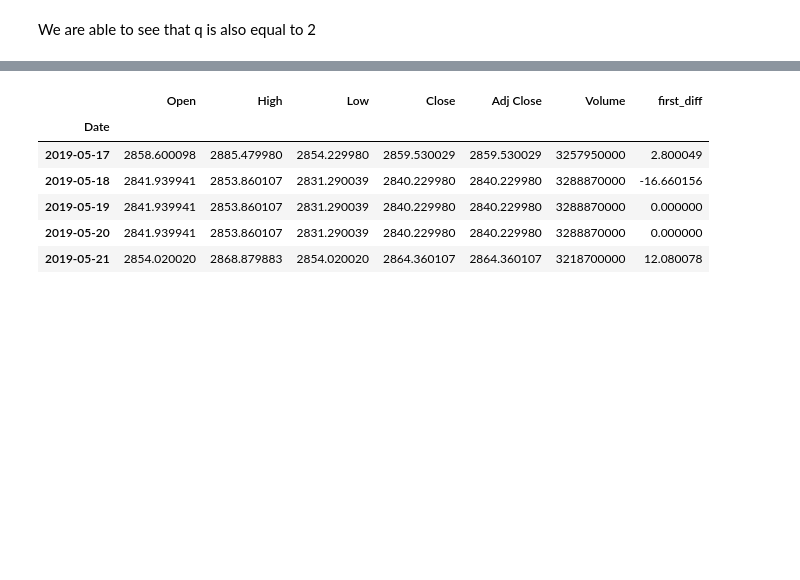
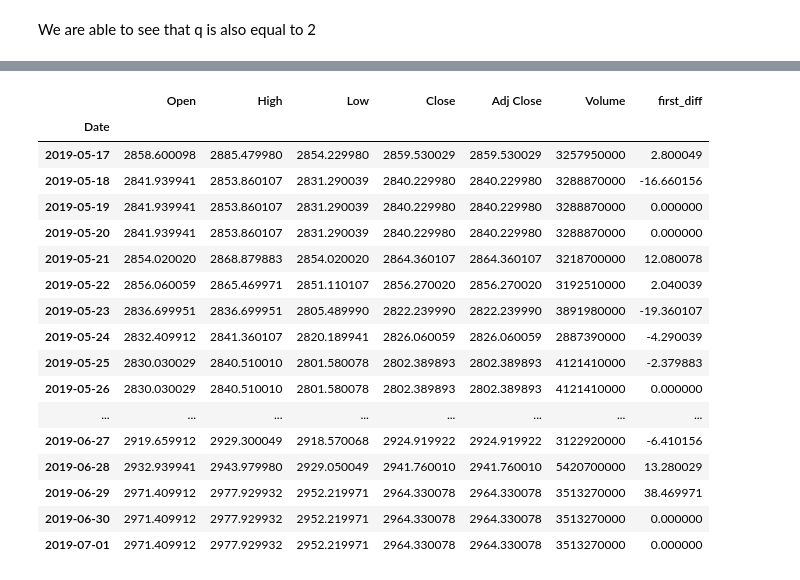
Before and after one commit to daanishrasheed/finance-stocks-LSTM, a Jupyter notebook: ARIMA_model.ipynb, the cells around one changed output, grey strips where cells are left out. Cells and saved outputs as stored; diff of their text form; code cells hidden in the pictures; blank space fills up the shorter version.

```diff
--- a/ARIMA_model.ipynb
+++ b/ARIMA_model.ipynb
@@ -180,15 +192,26 @@ df_train.head()
 # %%
 df_test = df.set_index(df.index)['2019-05-17':]
 # %%
-df_test.head()
+df_test
 # %% [output]
 |  | Open | High | Low | Close | Adj Close | Volume | first_diff |
 | Date |  |  |  |  |  |  |  |
 | 2019-05-17 | 2858.600098 | 2885.479980 | 2854.229980 | 2859.530029 | 2859.530029 | 3257950000 | 2.800049 |
 | 2019-05-18 | 2841.939941 | 2853.860107 | 2831.290039 | 2840.229980 | 2840.229980 | 3288870000 | -16.660156 |
 | 2019-05-19 | 2841.939941 | 2853.860107 | 2831.290039 | 2840.229980 | 2840.229980 | 3288870000 | 0.000000 |
 | 2019-05-20 | 2841.939941 | 2853.860107 | 2831.290039 | 2840.229980 | 2840.229980 | 3288870000 | 0.000000 |
 | 2019-05-21 | 2854.020020 | 2868.879883 | 2854.020020 | 2864.360107 | 2864.360107 | 3218700000 | 12.080078 |
+| 2019-05-22 | 2856.060059 | 2865.469971 | 2851.110107 | 2856.270020 | 2856.270020 | 3192510000 | 2.040039 |
+| 2019-05-23 | 2836.699951 | 2836.699951 | 2805.489990 | 2822.239990 | 2822.239990 | 3891980000 | -19.360107 |
+| 2019-05-24 | 2832.409912 | 2841.360107 | 2820.189941 | 2826.060059 | 2826.060059 | 2887390000 | -4.290039 |
+| 2019-05-25 | 2830.030029 | 2840.510010 | 2801.580078 | 2802.389893 | 2802.389893 | 4121410000 | -2.379883 |
+| 2019-05-26 | 2830.030029 | 2840.510010 | 2801.580078 | 2802.389893 | 2802.389893 | 4121410000 | 0.000000 |
+| ... | ... | ... | ... | ... | ... | ... | ... |
+| 2019-06-27 | 2919.659912 | 2929.300049 | 2918.570068 | 2924.919922 | 2924.919922 | 3122920000 | -6.410156 |
+| 2019-06-28 | 2932.939941 | 2943.979980 | 2929.050049 | 2941.760010 | 2941.760010 | 5420700000 | 13.280029 |
+| 2019-06-29 | 2971.409912 | 2977.929932 | 2952.219971 | 2964.330078 | 2964.330078 | 3513270000 | 38.469971 |
+| 2019-06-30 | 2971.409912 | 2977.929932 | 2952.219971 | 2964.330078 | 2964.330078 | 3513270000 | 0.000000 |
+| 2019-07-01 | 2971.409912 | 2977.929932 | 2952.219971 | 2964.330078 | 2964.330078 | 3513270000 | 0.000000 |
 # %%
 from statsmodels.tsa.arima_model import ARIMA
 # %%
```
Also changed, not shown: parts of 14 cells of this notebook, 1 other file.
